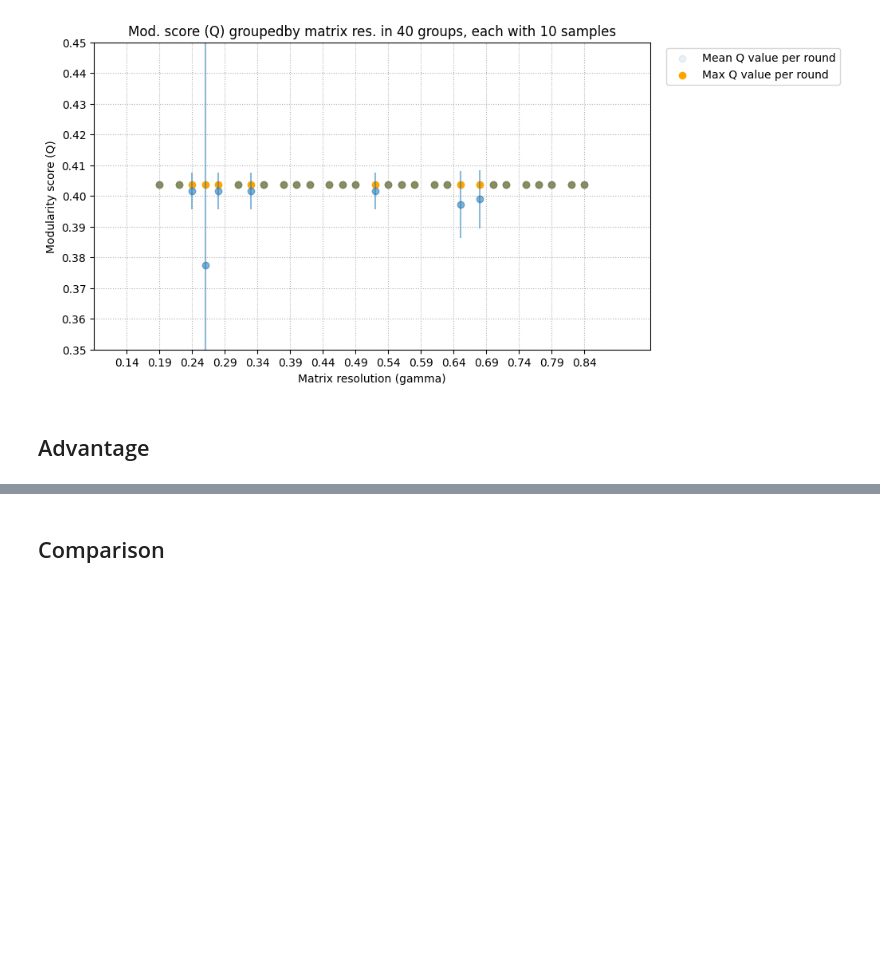
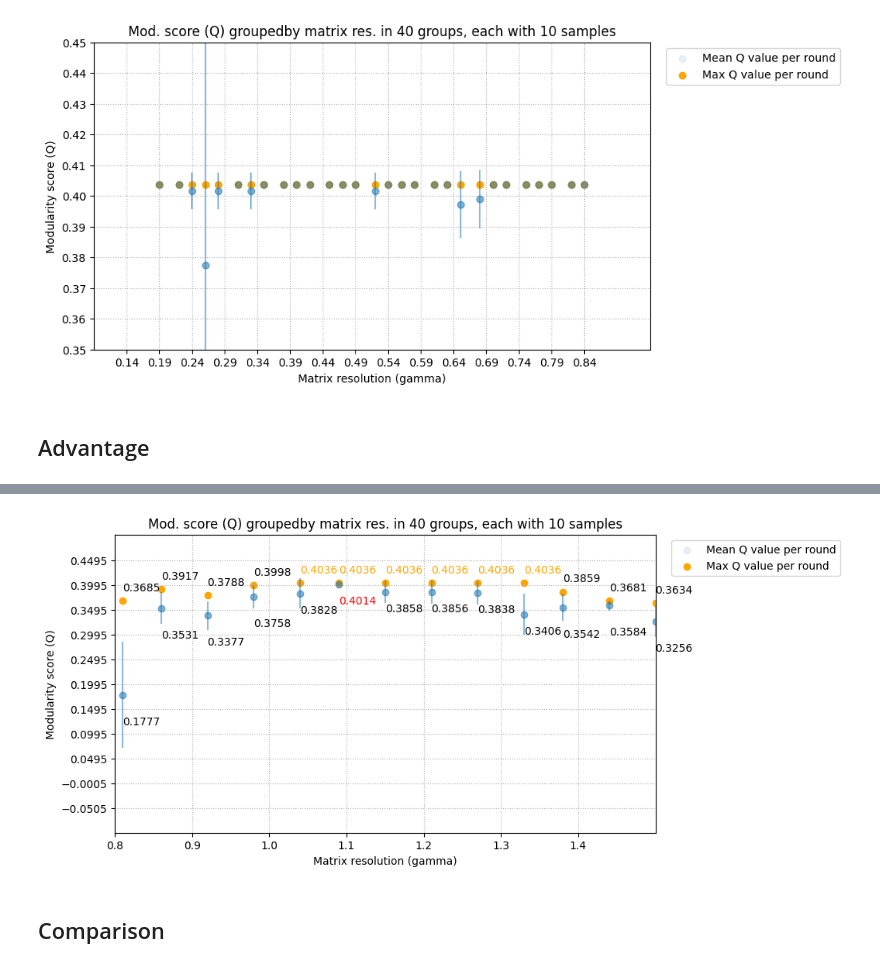
Before and after one commit to QStats/StatsModule, a Jupyter notebook: results_karate.ipynb, the cells around one changed output, grey strips where cells are left out. Saved outputs shown, nothing was run; the diff lists cells and outputs as text; code cells hidden in the pictures; blank space fills up the shorter version.

```diff
--- a/results_karate.ipynb
+++ b/results_karate.ipynb
@@ -276,3 +388,83 @@ axes.legend(bbox_to_anchor=(1.02, 1), loc=2);
+# %%
+plt.rcParams["figure.figsize"] = (9, 5)
+
+x_major_ticker = mpl.ticker.MultipleLocator(5)
+x_minor_ticker = mpl.ticker.MultipleLocator(1)
+
+
+fig, axes = plt.subplots()
+
+axes.xaxis.set_major_locator(x_major_ticker)
+axes.xaxis.set_minor_locator(x_minor_ticker)
+
+axes.set_title(
+    f"Mod. score (Q) groupedby matrix res. in {n_groups} groups,"
+    + f" each with {n_in_group} samples"
+)
+axes.set_xlabel("Matrix resolution (gamma)")
+axes.set_ylabel("Modularity score (Q)")
+
+axes.grid(which="major", linestyle=":")
+
+x_margin = 0.1
+axes.set_xlim(0.8, 1.5)
+axes.set_xticks(np.arange(0.8, 1.5, 0.1))
+y_margin = 0.1
+axes.set_ylim(a_score_mean_min - y_margin, a_score_mean_max + y_margin)
+axes.set_yticks(
+    np.arange(
+        a_score_mean_min - y_margin / 2,
+        a_score_mean_max + y_margin / 2,
+        step=y_margin / 2,
+    )
+)
+
+axes.scatter(
+    a_by_res.mod_score.index,
+    a_by_res.mod_score["mean"],
+    label="Mean Q value per round",
+    alpha=0.1,
+)
+axes.scatter(
+    a_by_res.mod_score.index,
+    a_by_res.mod_score["max"],
+    c="orange",
+    label="Max Q value per round",
+)
+axes.errorbar(
+    a_by_res.mod_score.index,
+    a_by_res.mod_score["mean"],
+    yerr=a_by_res.mod_score["std"],
+    fmt="o",
+    alpha=0.5,
+)
+
+x_offsets = [
+    0.0009 * (-1) ** (i + 1) if y > 0.425 else 0
+    for i, (x, y) in enumerate(
+        zip(a_by_res.index, a_by_res.mod_score["max"])
+    )
+]
+
+max_q_mean = a_by_res.mod_score["mean"].max()
+max_q_max = a_by_res.mod_score["max"].max()
+
+y_offsets = [0.01 if x > 0.4 else -0.01 for x in a_by_res.mod_score["max"]]
+for i, (k, v) in enumerate(a_by_res.mod_score["max"].items()):
+    if v == max_q_max:
+        color="orange"
+    else: color="black"
+    axes.annotate(text=f"{v:.4f}", xy=(k + x_offsets[i], v + 0.02), color=color)
+
+for i, (k, v) in enumerate(a_by_res.mod_score["mean"].items()):
+    if v == max_q_mean:
+            color="red"
+    else: color="black"
+    axes.annotate(text=f"{v:.4f}", xy=(k + x_offsets[i], v + y_offsets[i]-0.05), color=color)
+
+axes.legend(bbox_to_anchor=(1.02, 1), loc=2);
+# %% [output]
+[figure, added]
 # %% [markdown]
 ## Comparison
 # %%
```
Also changed, not shown: parts of 14 cells of this notebook, 2 other files.
